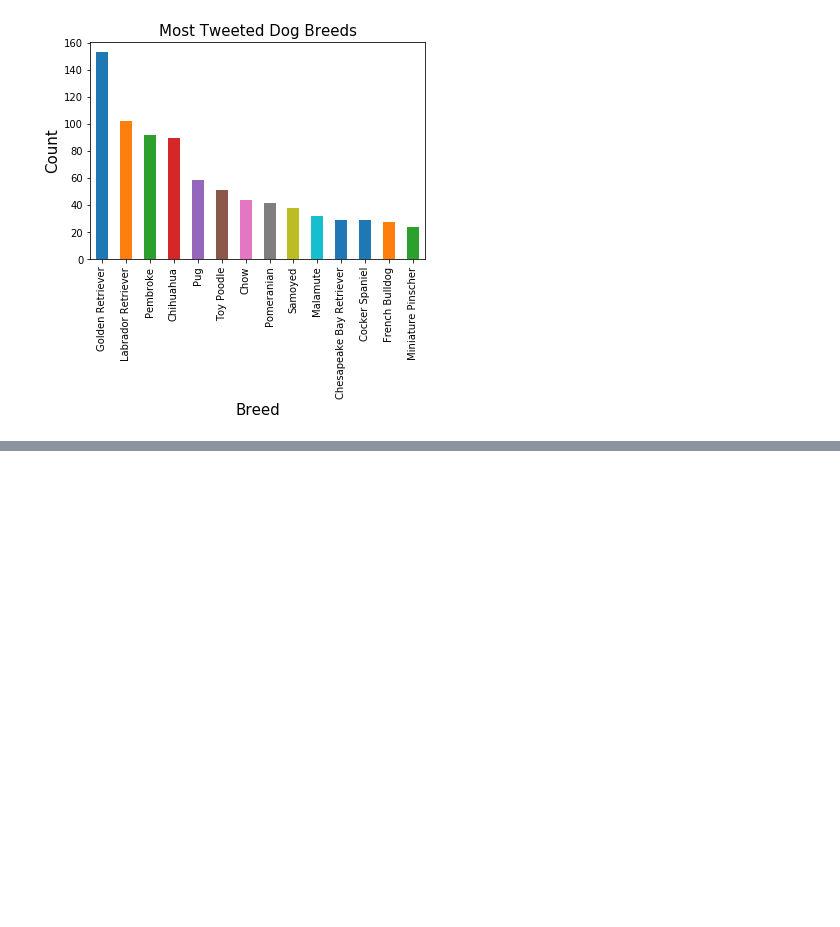
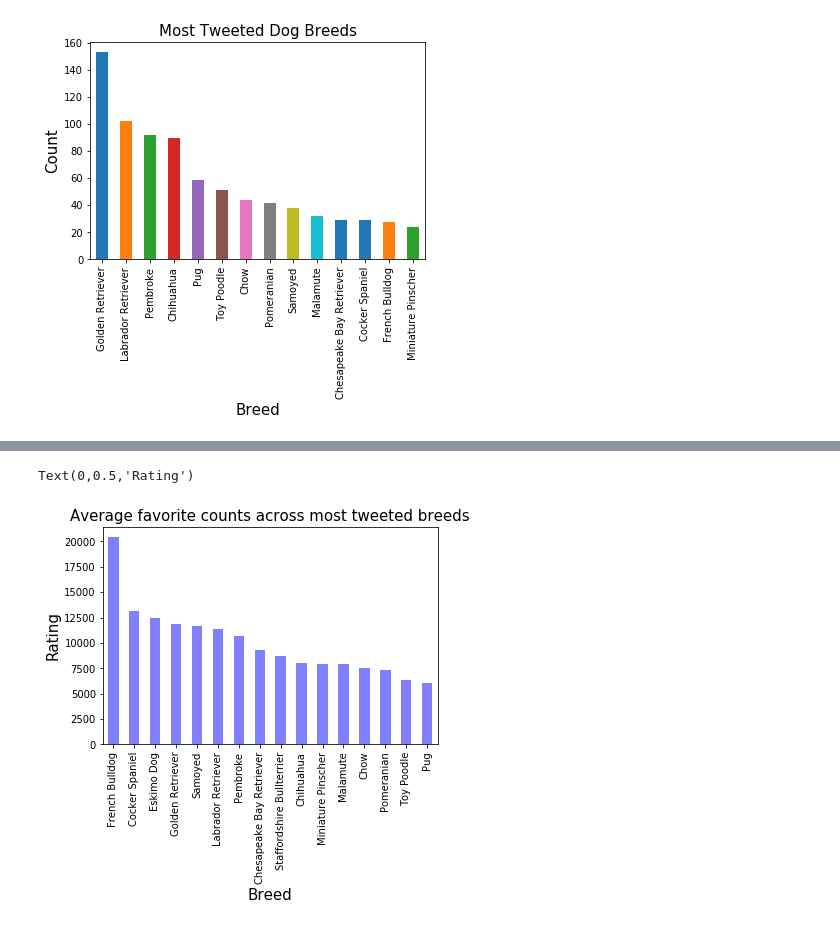
Before and after one commit to yagmurdalman/wrangle-and-analyze-data, a Jupyter notebook: wrangle_act.ipynb, the cells around one changed output, grey strips where cells are left out. Drawn from its saved outputs; the diff is of its cells as text; code cells hidden in the pictures; blank space fills up the shorter version.

```diff
--- a/wrangle_act.ipynb
+++ b/wrangle_act.ipynb
@@ -1430,0 +1435,8 @@ hot_breeds.groupby('breed')['rating'].mean().sort_values(ascending=False).plot(k
+# %%
+hot_breeds.groupby('breed')['favorite_count'].mean().sort_values(ascending=False).plot(kind ='bar', color = 'Blue', alpha=0.5)
+plt.title('Average favorite counts across most tweeted breeds', fontsize=15)
+plt.xlabel('Breed', fontsize=15)
+plt.ylabel('Rating', fontsize=15)
+# %% [output]
+Text(0,0.5,'Rating')
+[figure, added]
```
Also changed, not shown: parts of 8 cells of this notebook.
